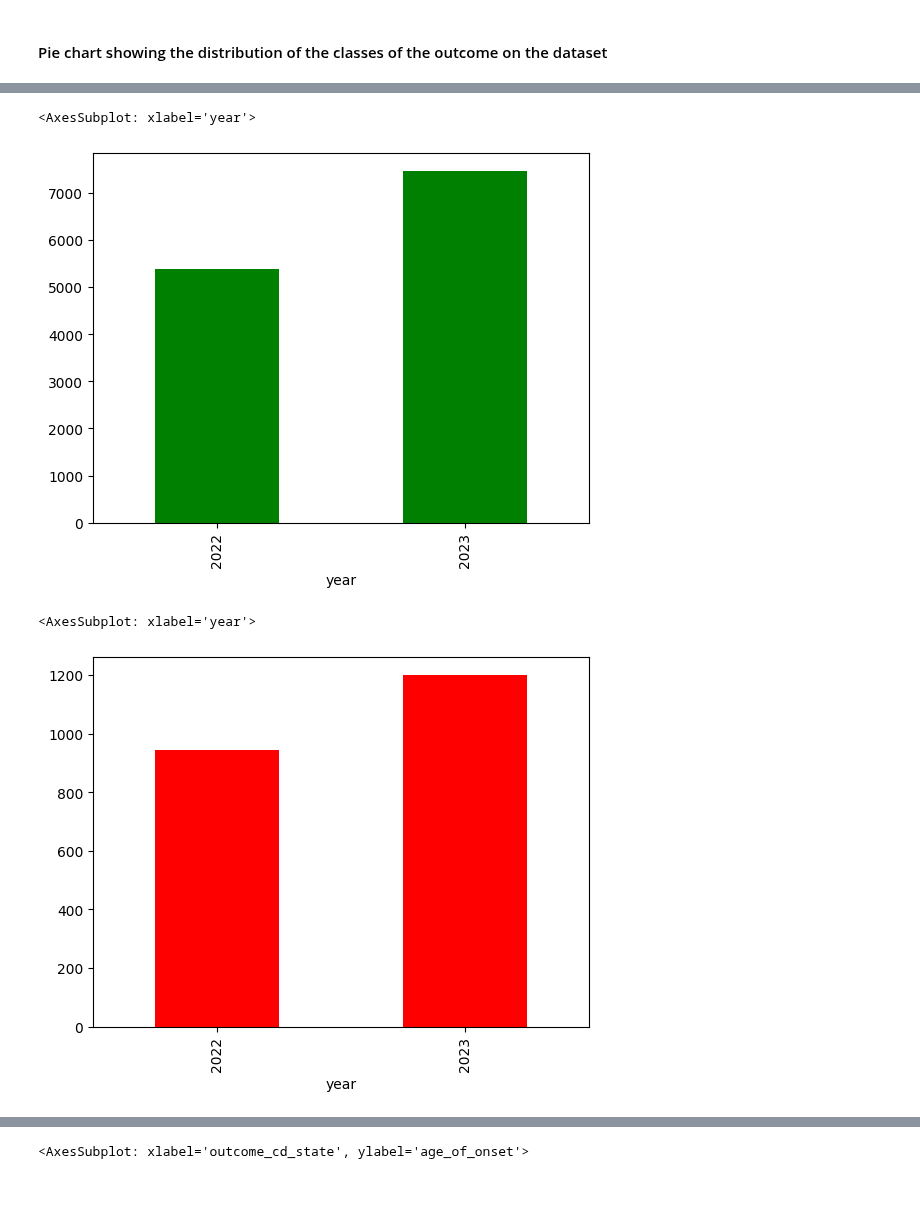
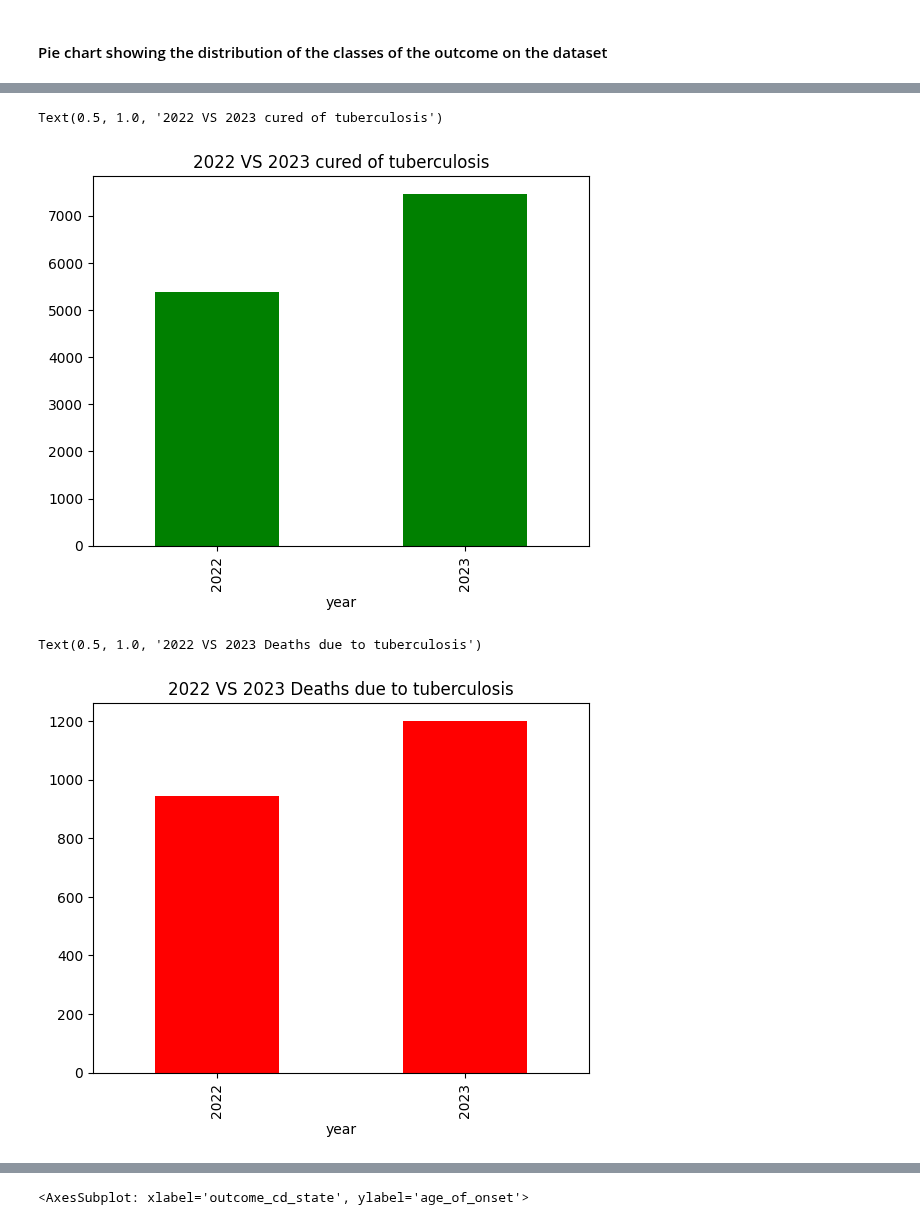
Before and after one commit to Taoheed-O/Tuberculosis_Survival_prediction, a Jupyter notebook: Data_analysis.ipynb, the cells around one changed output, grey strips where cells are left out. Cells and saved outputs as stored; diff of their text form; code cells hidden in the pictures; blank space fills up the shorter version.

```diff
--- a/Data_analysis.ipynb
+++ b/Data_analysis.ipynb
@@ -739,15 +742,17 @@ patients_total.groupby('year')['outcome_cd'].count().plot(kind='bar')
 # %%
 patients_total_cured = patients_total[patients_total['outcome_cd'] == 'cured']
 patients_total_cured.groupby('year')['year'].count().plot(kind='bar', color='green')
+plt.title('2022 VS 2023 cured of tuberculosis')
 # %% [output]
-<AxesSubplot: xlabel='year'>
+Text(0.5, 1.0, '2022 VS 2023 cured of tuberculosis')
-[figure, old version]
+[figure, new version]
 # %%
 patients_total_died = patients_total[patients_total['outcome_cd'] == 'died']
 patients_total_died.groupby('year')['year'].count().plot(kind='bar',color='red')
+plt.title('2022 VS 2023 Deaths due to tuberculosis')
 # %% [output]
-<AxesSubplot: xlabel='year'>
+Text(0.5, 1.0, '2022 VS 2023 Deaths due to tuberculosis')
-[figure, old version]
+[figure, new version]
 # %%
 patients_total
 # %% [output]
```
Also changed, not shown: parts of 5 cells of this notebook.
